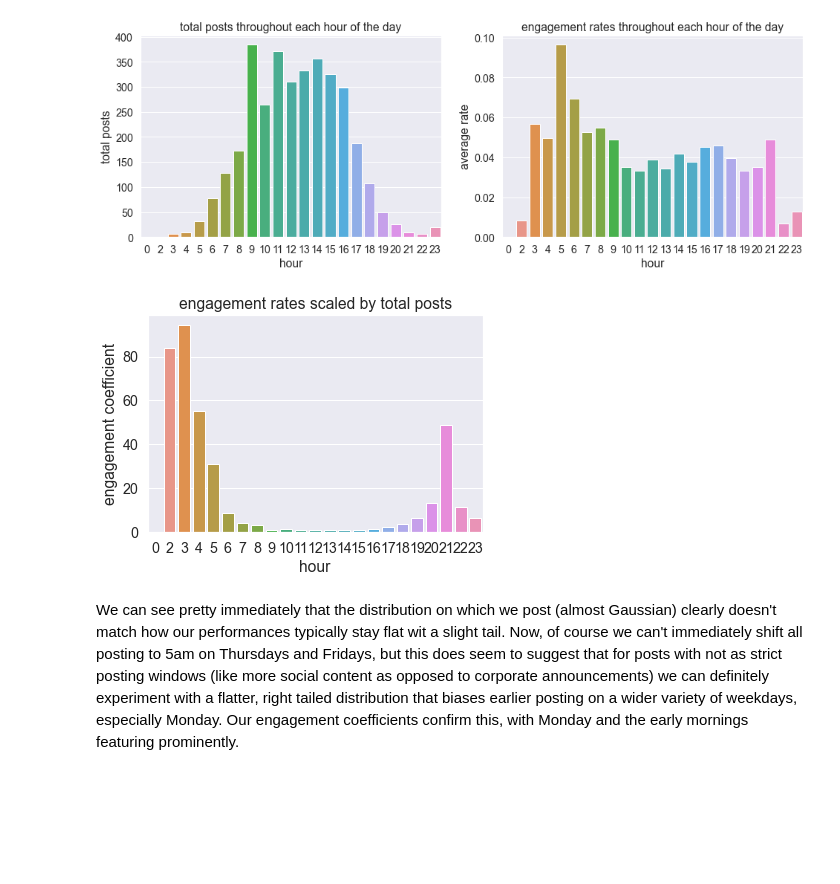
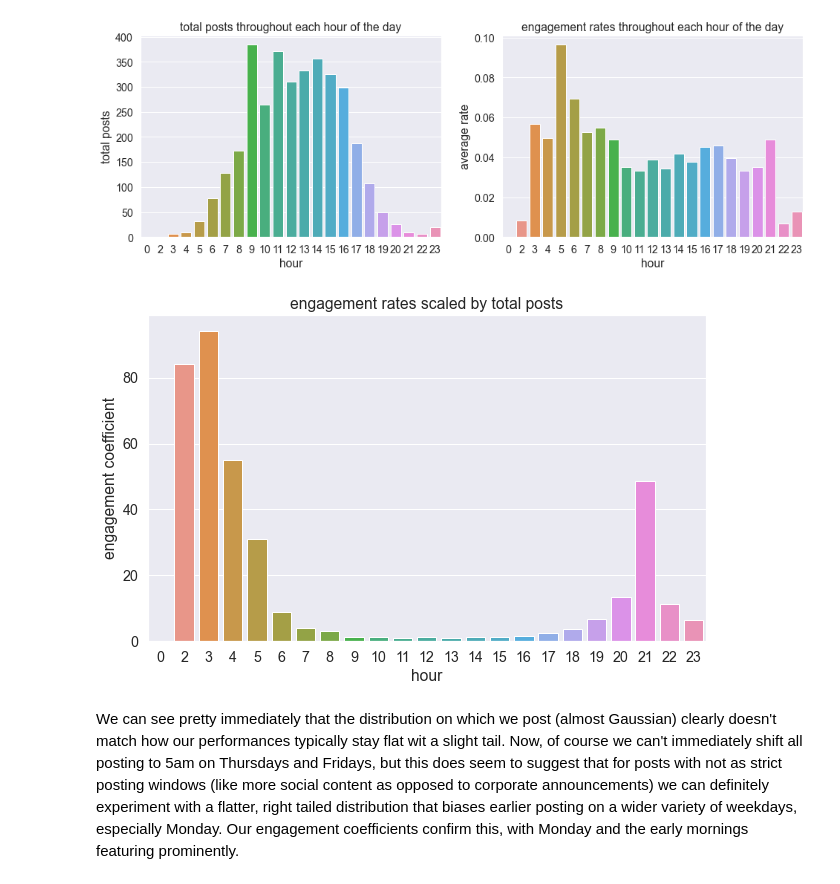
Before and after one commit to rdszhao/evil-analysis, a Jupyter notebook: report.ipynb, the cells around one changed output. Cells and saved outputs as stored; diff of their text form; code cells hidden in the pictures; blank space fills up the shorter version.

```diff
--- a/report.ipynb
+++ b/report.ipynb
@@ -337,18 +342,20 @@ plot = sns.barplot(
 # %% [output]
 [figure]
 # %%
+fig, ax = plt.subplots(figsize=(10, 6))
 plot = sns.barplot(
     data=df,
     x='hour',
     y='rate',
 	estimator=lambda x: np.mean(x) / len(x) * 10000,
     ci=None,
+    ax=ax
 ).set(
     title='engagement rates scaled by total posts',
     ylabel='engagement coefficient',
 )
 # %% [output]
-[figure, old version]
+[figure, new version]
 # %% [markdown]
 We can see pretty immediately that the distribution on which we post (almost Gaussian) clearly doesn't match how our performances typically stay flat wit a slight tail. Now, of course we can't immediately shift all posting to 5am on Thursdays and Fridays, but this does seem to suggest that for posts with not as strict posting windows (like more social content as opposed to corporate announcements) we can definitely experiment with a flatter, right tailed distribution that biases earlier posting on a wider variety of weekdays, especially Monday. Our engagement coefficients confirm this, with Monday and the early mornings featuring prominently.
 # %% [markdown]
```
Also changed, not shown: parts of 8 cells of this notebook.
